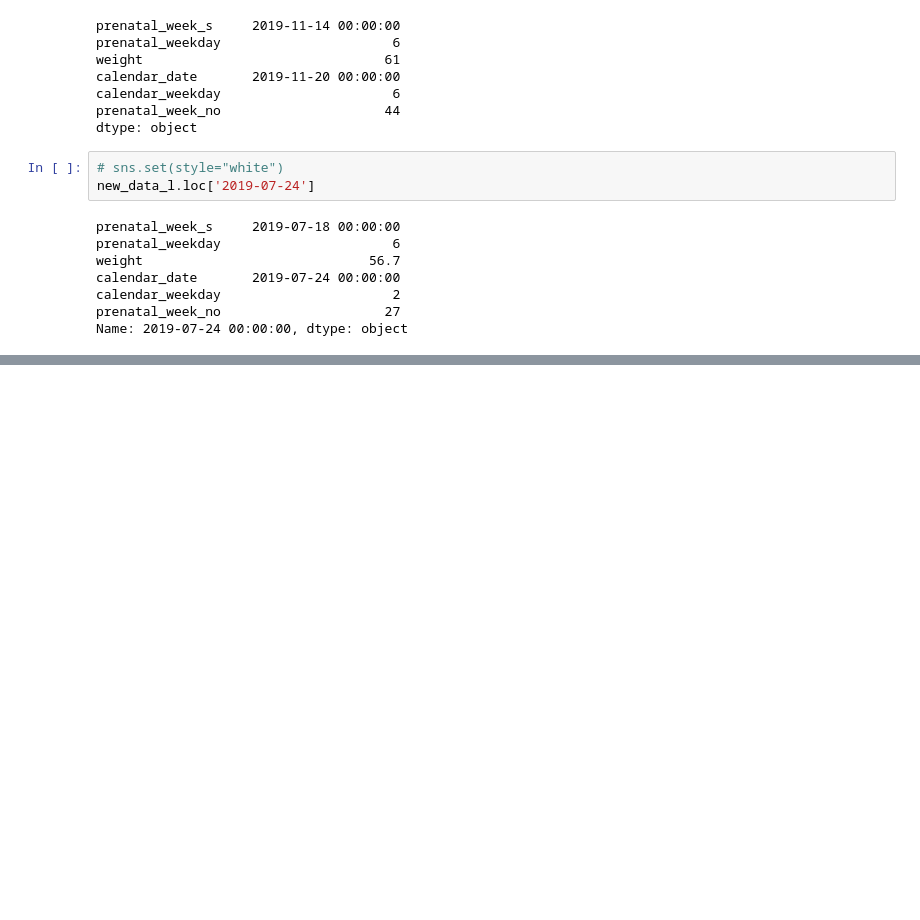
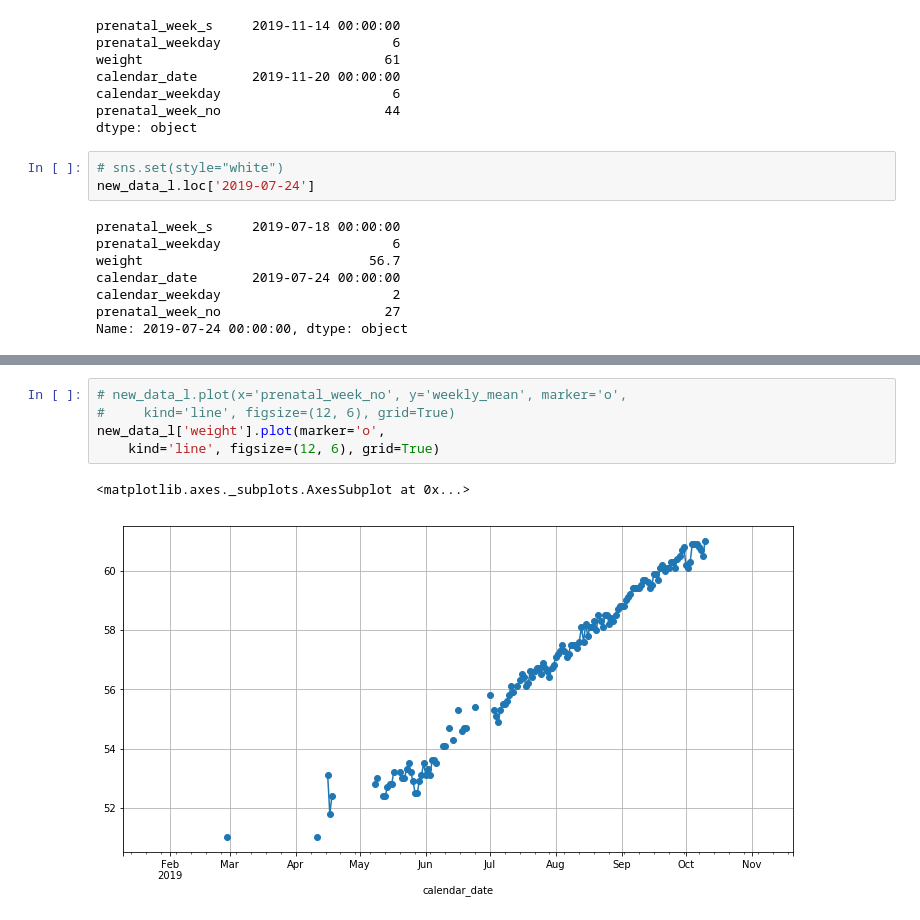
Before and after one commit to AngryJoy/JJBaby, a Jupyter notebook: tracking/weight_growth.ipynb, the cells around one changed output, grey strips where cells are left out. Drawn from its saved outputs; the diff is of its cells as text; blank space fills up the shorter version.

```diff
--- a/tracking/weight_growth.ipynb
+++ b/tracking/weight_growth.ipynb
@@ -176,0 +175,8 @@ plt.show()
+# %%
+# new_data_l.plot(x='prenatal_week_no', y='weekly_mean', marker='o',
+#     kind='line', figsize=(12, 6), grid=True)
+new_data_l['weight'].plot(marker='o',
+    kind='line', figsize=(12, 6), grid=True)
+# %% [output]
+<matplotlib.axes._subplots.AxesSubplot at 0x...>
+[figure, added]
```
Also changed, not shown: parts of 3 cells of this notebook, 1 other file.
